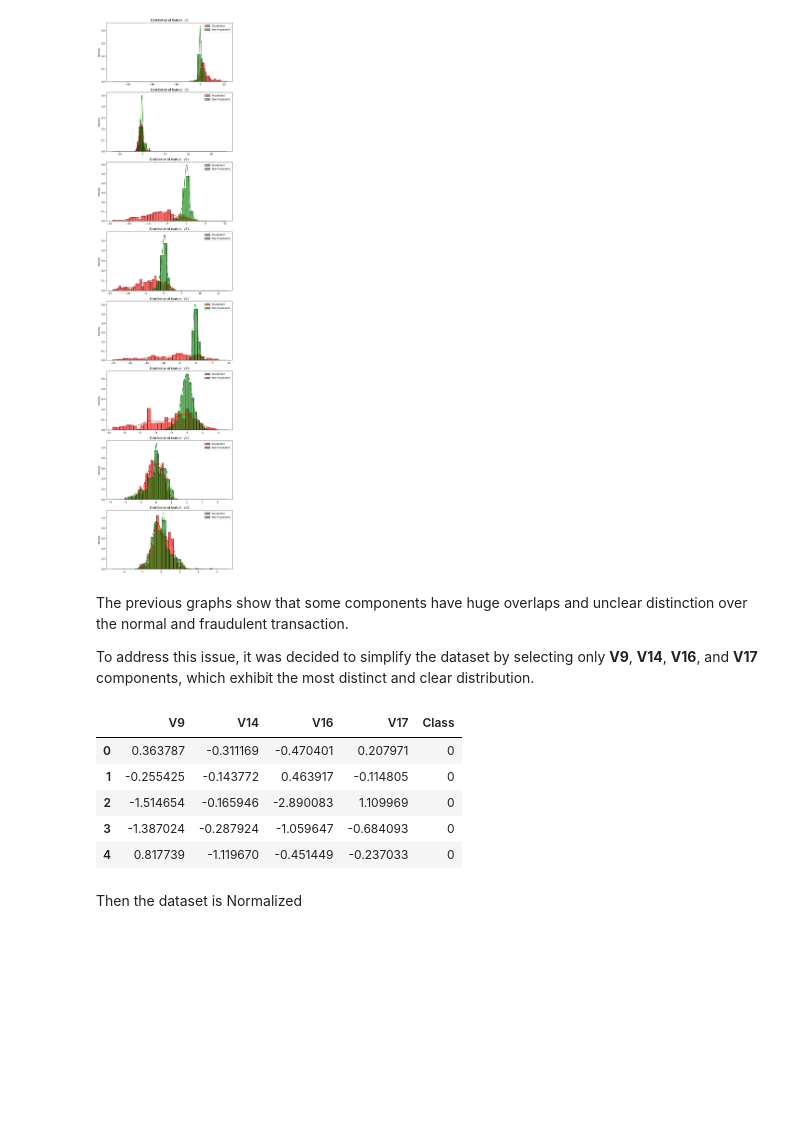
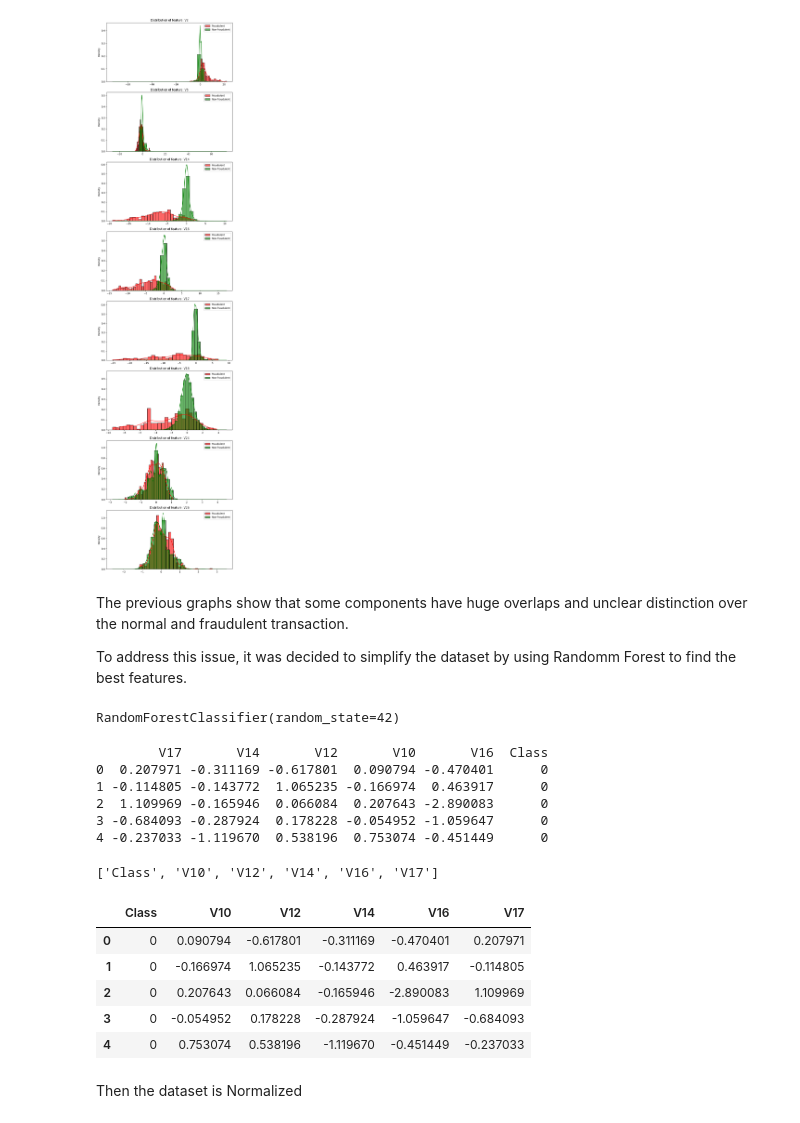
Before and after one commit to AntheaSilvia/Credit-Card-Fraud-Anomaly-detection, a Jupyter notebook: main.ipynb, the cells around one changed output. Saved outputs shown, nothing was run; the diff lists cells and outputs as text; code cells hidden in the pictures; blank space fills up the shorter version.

```diff
--- a/main.ipynb
+++ b/main.ipynb
@@ -94,21 +96,57 @@ plt.show()
 # %% [markdown]
 The previous graphs show that some components have huge overlaps and unclear distinction over the normal and fraudulent transaction.
 
-To address this issue, it was decided to simplify the dataset by selecting only **V9**, **V14**, **V16**, and **V17** components, which exhibit the most distinct and clear distribution.
+To address this issue, it was decided to simplify the dataset by using Randomm Forest to find the best features.
+# %%
+X = df.drop(['Time', 'Amount', 'Class'], axis=1)
+y = df['Class']
+
+# Crea e addestra una Random Forest
+rf = RandomForestClassifier(n_estimators=100, random_state=42)
+rf.fit(X, y)
+# %% [output]
+RandomForestClassifier(random_state=42)
+# %%
+# Ottieni l'importanza delle feature
+feature_importances = pd.DataFrame({
+    'Feature': X.columns,
+    'Importance': rf.feature_importances_
+}).sort_values(by='Importance', ascending=False)
+
+# Seleziona le feature più importanti (meno sovrapposte)
+selected_features = feature_importances.head(5)['Feature'].tolist()
+selected_features.append('Class')  # Aggiungi la colonna Class per etichettare
+
+# Filtra il dataframe con le feature selezionate
+df_selected = df[selected_features]
+print(df_selected.head())
+# %% [output]
+        V17       V14       V12       V10       V16  Class
+0  0.207971 -0.311169 -0.617801  0.090794 -0.470401      0
+1 -0.114805 -0.143772  1.065235 -0.166974  0.463917      0
+2  1.109969 -0.165946  0.066084  0.207643 -2.890083      0
+3 -0.684093 -0.287924  0.178228 -0.054952 -1.059647      0
+4 -0.237033 -1.119670  0.538196  0.753074 -0.451449      0
+# %%
+simplified_list = sorted(df_selected.columns.to_list())
+print(simplified_list)
+# %% [output]
+['Class', 'V10', 'V12', 'V14', 'V16', 'V17']
 # %%
-simplified_list = ['V9', 'V14', 'V16', 'V17', 'Class']
+simplified_list1 = ['V9', 'V14', 'V16', 'V17', 'Class']
+simplified_list2 = ['V10','V12', 'V14', 'V16', 'V17', 'Class']
 
 # Simplify the dataset
 df_simplified = df[simplified_list]
 
 df_simplified.head()
 # %% [output]
-|  | V9 | V14 | V16 | V17 | Class |
-| 0 | 0.363787 | -0.311169 | -0.470401 | 0.207971 | 0 |
-| 1 | -0.255425 | -0.143772 | 0.463917 | -0.114805 | 0 |
-| 2 | -1.514654 | -0.165946 | -2.890083 | 1.109969 | 0 |
-| 3 | -1.387024 | -0.287924 | -1.059647 | -0.684093 | 0 |
-| 4 | 0.817739 | -1.119670 | -0.451449 | -0.237033 | 0 |
+|  | Class | V10 | V12 | V14 | V16 | V17 |
+| 0 | 0 | 0.090794 | -0.617801 | -0.311169 | -0.470401 | 0.207971 |
+| 1 | 0 | -0.166974 | 1.065235 | -0.143772 | 0.463917 | -0.114805 |
+| 2 | 0 | 0.207643 | 0.066084 | -0.165946 | -2.890083 | 1.109969 |
+| 3 | 0 | -0.054952 | 0.178228 | -0.287924 | -1.059647 | -0.684093 |
+| 4 | 0 | 0.753074 | 0.538196 | -1.119670 | -0.451449 | -0.237033 |
 # %% [markdown]
 Then the dataset is Normalized
 # %%
```
Also changed, not shown: parts of 29 cells of this notebook.
